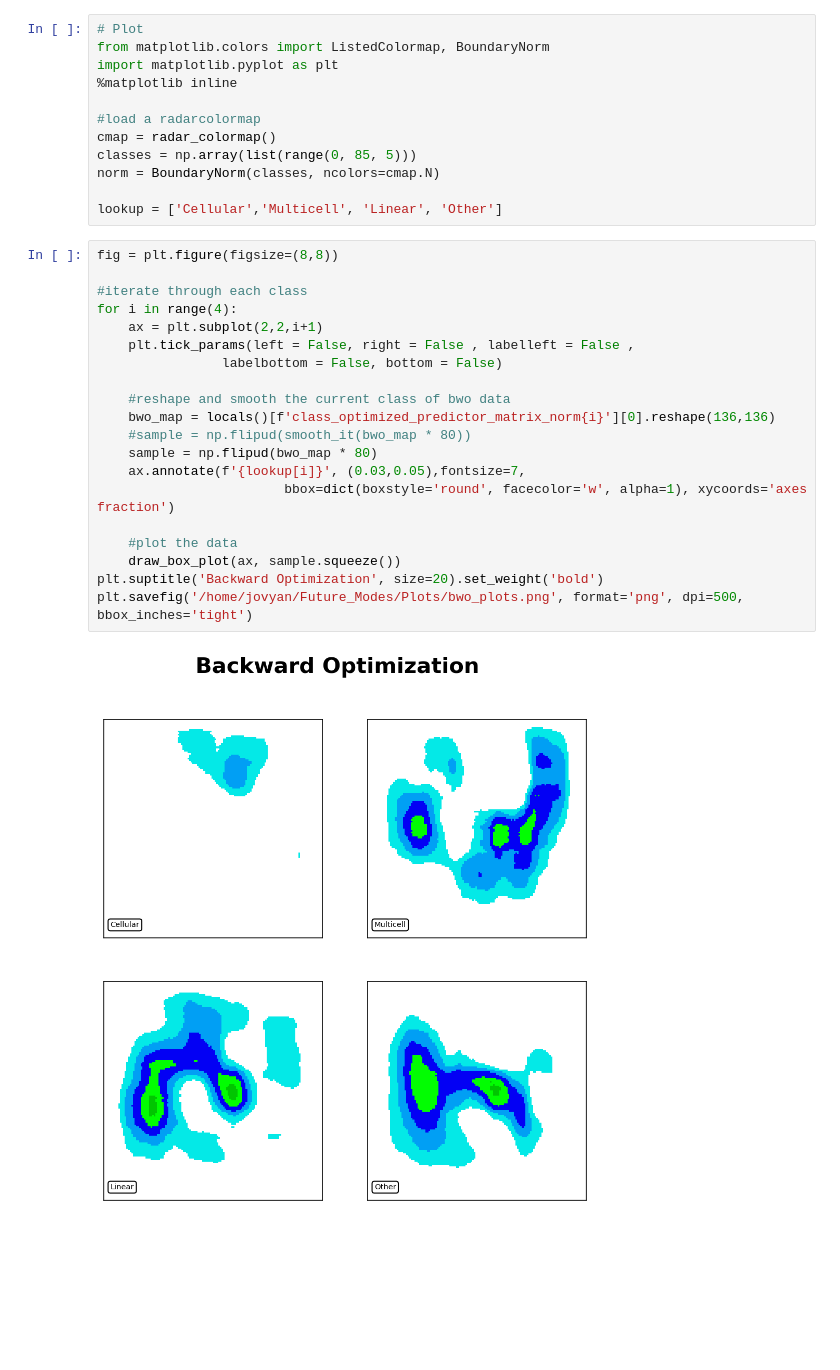
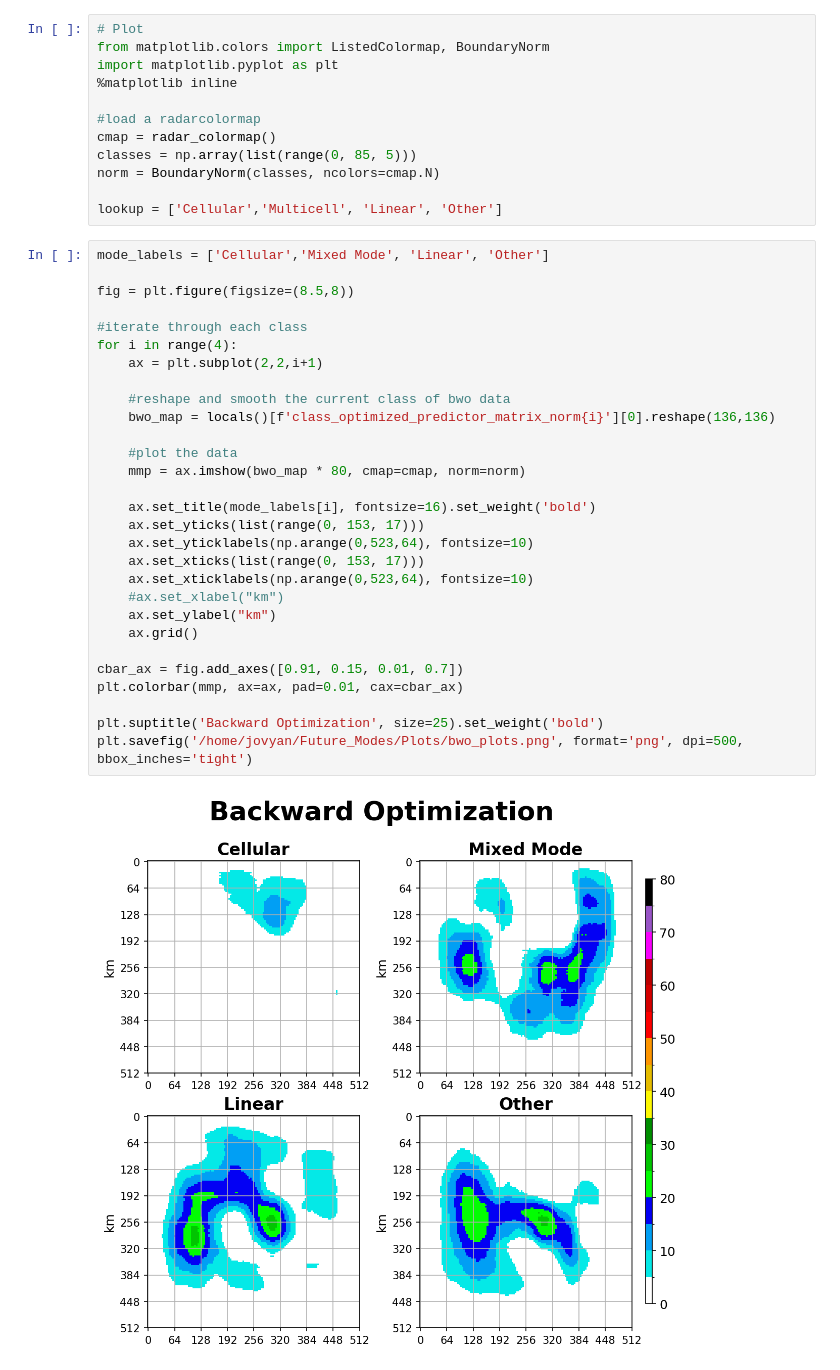
Before and after one commit to jcorner1/Future_Modes, a Jupyter notebook: Code/Jetstream/Convective_Mode_BO.ipynb, the cells around one changed output. Cells and saved outputs as stored; diff of their text form; blank space fills up the shorter version.

```diff
--- a/Code/Jetstream/Convective_Mode_BO.ipynb
+++ b/Code/Jetstream/Convective_Mode_BO.ipynb
@@ -398,24 +398,33 @@ norm = BoundaryNorm(classes, ncolors=cmap.N)
 
 lookup = ['Cellular','Multicell', 'Linear', 'Other']
 # %%
-fig = plt.figure(figsize=(8,8))
+mode_labels = ['Cellular','Mixed Mode', 'Linear', 'Other']
+
+fig = plt.figure(figsize=(8.5,8))
 
 #iterate through each class
 for i in range(4):
     ax = plt.subplot(2,2,i+1)
-    plt.tick_params(left = False, right = False , labelleft = False ,
-                labelbottom = False, bottom = False)
 
     #reshape and smooth the current class of bwo data
     bwo_map = locals()[f'class_optimized_predictor_matrix_norm{i}'][0].reshape(136,136)
-    #sample = np.flipud(smooth_it(bwo_map * 80))
-    sample = np.flipud(bwo_map * 80)
-    ax.annotate(f'{lookup[i]}', (0.03,0.05),fontsize=7,
-                        bbox=dict(boxstyle='round', facecolor='w', alpha=1), xycoords='axes fraction')
 
     #plot the data
-    draw_box_plot(ax, sample.squeeze())
-plt.suptitle('Backward Optimization', size=20).set_weight('bold')
+    mmp = ax.imshow(bwo_map * 80, cmap=cmap, norm=norm)
+
+    ax.set_title(mode_labels[i], fontsize=16).set_weight('bold')
+    ax.set_yticks(list(range(0, 153, 17)))
+    ax.set_yticklabels(np.arange(0,523,64), fontsize=10)
+    ax.set_xticks(list(range(0, 153, 17)))
+    ax.set_xticklabels(np.arange(0,523,64), fontsize=10)
+    #ax.set_xlabel("km")
+    ax.set_ylabel("km")
+    ax.grid()
+
+cbar_ax = fig.add_axes([0.91, 0.15, 0.01, 0.7])
+plt.colorbar(mmp, ax=ax, pad=0.01, cax=cbar_ax)
+
+plt.suptitle('Backward Optimization', size=25).set_weight('bold')
 plt.savefig('/home/jovyan/Future_Modes/Plots/bwo_plots.png', format='png', dpi=500, bbox_inches='tight')
 # %% [output]
-[figure, old version]
+[figure, new version]
```
Also changed, not shown: parts of 3 cells of this notebook, 4 other files.
